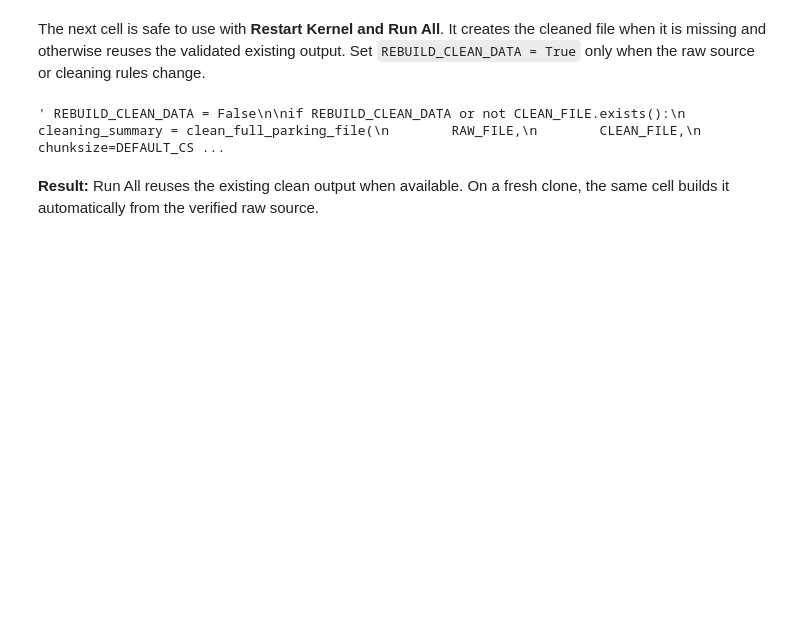
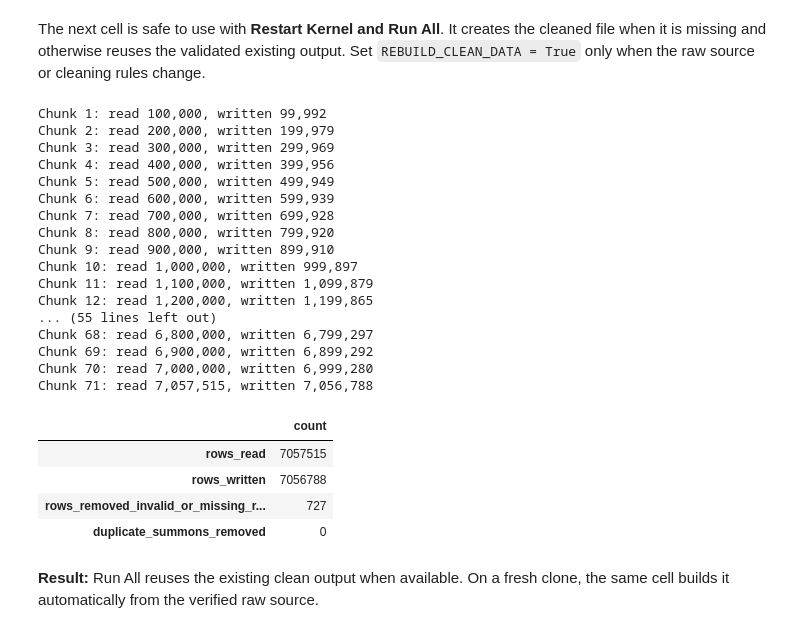
Before and after one commit to JaysonC41/parkinganalytics, a Jupyter notebook: notebooks/01_clean_nyc_parking_data.ipynb, the cells around one changed output. Cells and saved outputs as stored; diff of their text form; code cells hidden in the pictures; blank space fills up the shorter version.

```diff
--- a/notebooks/01_clean_nyc_parking_data.ipynb
+++ b/notebooks/01_clean_nyc_parking_data.ipynb
@@ -587,19 +585,40 @@ Run All**. It creates the cleaned file when it is missing and otherwise reuses
 the validated existing output. Set `REBUILD_CLEAN_DATA = True` only when the
 raw source or cleaning rules change.
 # %%
-""" REBUILD_CLEAN_DATA = False
+REBUILD_CLEAN_DATA = False
 
 if REBUILD_CLEAN_DATA or not CLEAN_FILE.exists():
     cleaning_summary = clean_full_parking_file(
         RAW_FILE,
         CLEAN_FILE,
         chunksize=DEFAULT_CSV_CHUNK_SIZE,
     )
     display(pd.Series(cleaning_summary, name="count").to_frame())
 else:
-    print(f"Reusing existing cleaned file: {CLEAN_FILE}") """
+    print(f"Reusing existing cleaned file: {CLEAN_FILE}")
 # %% [output]
-' REBUILD_CLEAN_DATA = False\n\nif REBUILD_CLEAN_DATA or not CLEAN_FILE.exists():\n    cleaning_summary = clean_full_parking_file(\n        RAW_FILE,\n        CLEAN_FILE,\n        chunksize=DEFAULT_CS ...
+Chunk 1: read 100,000, written 99,992
+Chunk 2: read 200,000, written 199,979
+Chunk 3: read 300,000, written 299,969
+Chunk 4: read 400,000, written 399,956
+Chunk 5: read 500,000, written 499,949
+Chunk 6: read 600,000, written 599,939
+Chunk 7: read 700,000, written 699,928
+Chunk 8: read 800,000, written 799,920
+Chunk 9: read 900,000, written 899,910
+Chunk 10: read 1,000,000, written 999,897
+Chunk 11: read 1,100,000, written 1,099,879
+Chunk 12: read 1,200,000, written 1,199,865
+... (55 lines left out)
+Chunk 68: read 6,800,000, written 6,799,297
+Chunk 69: read 6,900,000, written 6,899,292
+Chunk 70: read 7,000,000, written 6,999,280
+Chunk 71: read 7,057,515, written 7,056,788
+|  | count |
+| rows_read | 7057515 |
+| rows_written | 7056788 |
+| rows_removed_invalid_or_missing_r... | 727 |
+| duplicate_summons_removed | 0 |
 # %% [markdown]
 **Result:** Run All reuses the existing clean output when available.
 On a fresh clone, the same cell builds it automatically from the verified raw
```
Also changed, not shown: parts of 2 cells of this notebook, 2 other files.
